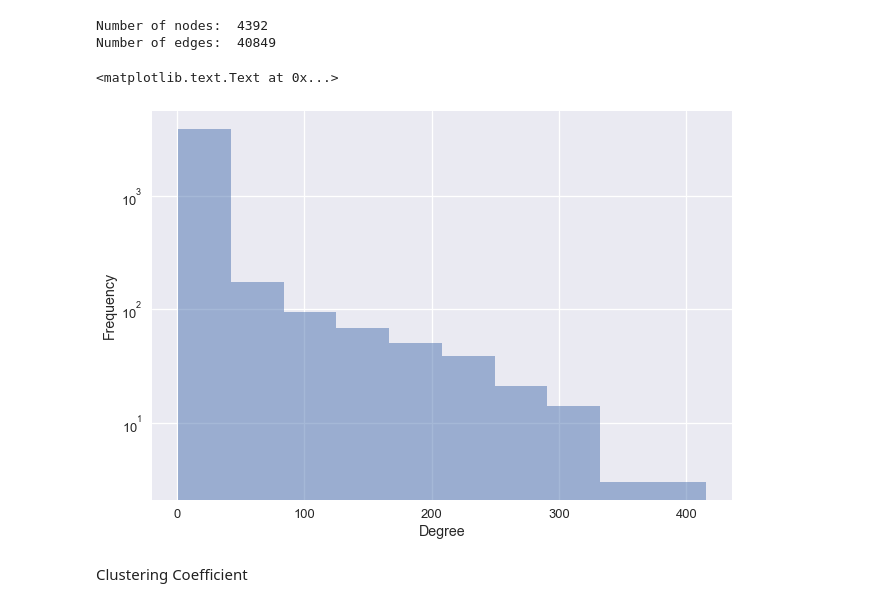
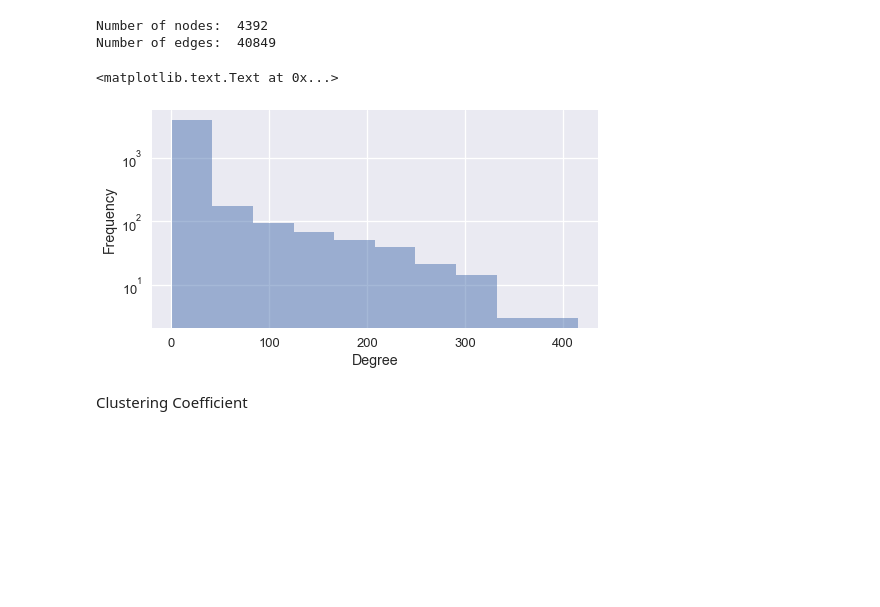
Before and after one commit to clebsonc/DataScienceDCC, a Jupyter notebook: InstaCart/Instacark Market Basket Analysis.ipynb, the cells around one changed output. Saved outputs shown, nothing was run; the diff lists cells and outputs as text; code cells hidden in the pictures; blank space fills up the shorter version.

```diff
--- a/InstaCart/Instacark Market Basket Analysis.ipynb
+++ b/InstaCart/Instacark Market Basket Analysis.ipynb
@@ -278,3 +299,10 @@ Shape of set test:  (75000, 7)
 The first thing we can infer about the subsets of orders is the amount of data in each subset. As we previously mentioned, the prior subset within orders is the bigger one containing over 3 million and 214 thousando orders followed by the subset train with over 132 thousand and the remaining orders bellonging to the subset test.
 
 Let's try to identify what is the average rate of days that a user waits until the next order:
+# %%
+plt.rcParams['figure.figsize'] = (8, 3)
+fig, ax = plt.subplots(nrows=1, ncols=1, sharex=False, sharey=False)
+ax.hist(df_orders['days_since_prior_order'].dropna().values, alpha=0.5)
+ax.set_ylabel("Frequency")
+ax.set_xlabel("Days Since Prior Order")
+plt.tight_layout()
@@ -687,0 +718,7 @@ array([1290, 1184,  783,  764,  639,  518,  445,  423,  422,  384])
+# %%
+plt.rcParams['figure.figsize'] = (15, 20)
+fig, ax = plt.subplots(nrows=2, ncols=2)
+plot_products_per_day(0, 0, dawn_products.values[0:30, 0], name_dawn_products, "Dawn")
+plot_products_per_day(0, 1, morning_products.values[0:30, 0], name_morning_products, "Morning")
+plot_products_per_day(1, 0, afternoon_products.values[0:30, 0], name_afternoon_products, "Afternoon")
+plot_products_per_day(1, 1, evening_products.values[0:30, 0], name_evening_products, "Evening")
@@ -756,3 +797,15 @@ pd.DataFrame(banana_similarity, columns=['word1', 'word2', 'similarity'])
 | 28 | banana | pear | 0.501865 |
 | 29 | banana | watermelon | 0.501002 |
 | 30 | banana | mangos | 0.500611 |
+# %%
+import networkx as nx
+banana_graph = nx.Graph()
+for n1, n2, sim in banana_similarity:
+    banana_graph.add_edge(n1, n2, weight=float(sim))
+# %%
+plt.rcParams["figure.figsize"] = (7, 7)
+nx.draw_networkx(banana_graph, node_color='blue', with_labels=True, alpha=0.5, size=3)
+plt.xlabel('')
+plt.ylabel('')
+plt.xticks([0,0], ['',''])
+plt.yticks([0,0], ['',''])
@@ -792,14 +848,15 @@ degree = graph.degree()
 # %%
 node_degree = pd.DataFrame({"Degree":graph.degree()})
 # %%
+plt.rcParams["figure.figsize"] = (8, 4)
 fig, ax = plt.subplots(nrows=1, ncols=1)
 plt.style.use('seaborn-talk')
 ax.hist(node_degree['Degree'], log=True, alpha=0.5)
 ax.set_xlabel("Degree")
 ax.set_ylabel("Frequency")
 # %% [output]
 <matplotlib.text.Text at 0x...>
-[figure, old version]
+[figure, new version]
 # %% [markdown]
 Clustering Coefficient
 # %%
```
Also changed, not shown: parts of 18 cells of this notebook.
